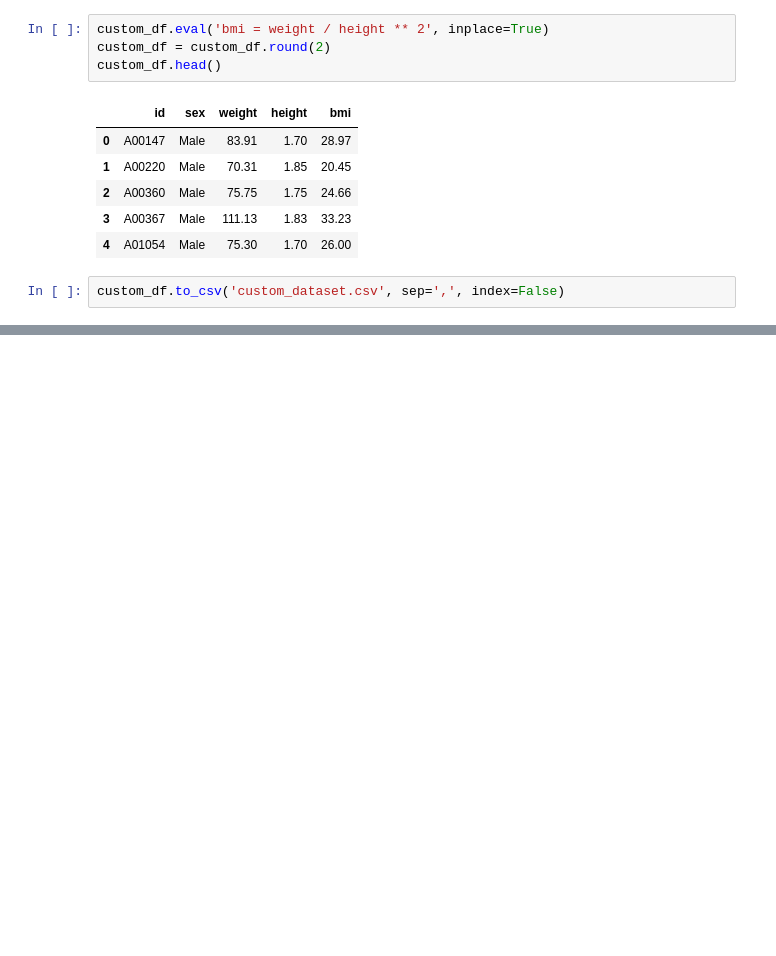
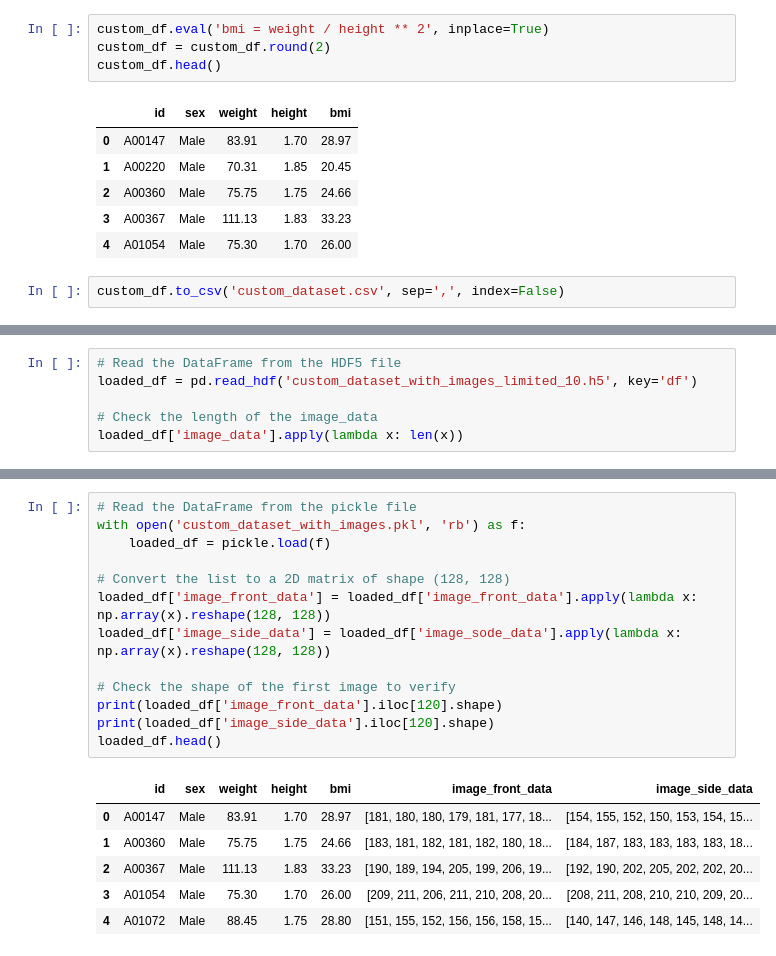
Before and after one commit to PranaavPrasad/PRML_Project, a Jupyter notebook: custom_dataset.ipynb, the cells around one changed output, grey strips where cells are left out. Saved outputs shown, nothing was run; the diff lists cells and outputs as text; blank space fills up the shorter version.

Commit message:
updated custom dataset

```diff
--- a/custom_dataset.ipynb
+++ b/custom_dataset.ipynb
@@ -59,0 +174,6 @@ custom_df.to_csv('custom_dataset.csv', sep=',', index=False)
+# %%
+# Read the DataFrame from the HDF5 file
+loaded_df = pd.read_hdf('custom_dataset_with_images_limited_10.h5', key='df')
+
+# Check the length of the image_data
+loaded_df['image_data'].apply(lambda x: len(x))
@@ -59,0 +354,20 @@ custom_df.to_csv('custom_dataset.csv', sep=',', index=False)
+# %%
+# Read the DataFrame from the pickle file
+with open('custom_dataset_with_images.pkl', 'rb') as f:
+    loaded_df = pickle.load(f)
+
+# Convert the list to a 2D matrix of shape (128, 128)
+loaded_df['image_front_data'] = loaded_df['image_front_data'].apply(lambda x: np.array(x).reshape(128, 128))
+loaded_df['image_side_data'] = loaded_df['image_sode_data'].apply(lambda x: np.array(x).reshape(128, 128))
+
+# Check the shape of the first image to verify
+print(loaded_df['image_front_data'].iloc[120].shape)
+print(loaded_df['image_side_data'].iloc[120].shape)
+loaded_df.head()
+# %% [output]
+|  | id | sex | weight | height | bmi | image_front_data | image_side_data |
+| 0 | A00147 | Male | 83.91 | 1.70 | 28.97 | [181, 180, 180, 179, 181, 177, 18... | [154, 155, 152, 150, 153, 154, 15... |
+| 1 | A00360 | Male | 75.75 | 1.75 | 24.66 | [183, 181, 182, 181, 182, 180, 18... | [184, 187, 183, 183, 183, 183, 18... |
+| 2 | A00367 | Male | 111.13 | 1.83 | 33.23 | [190, 189, 194, 205, 199, 206, 19... | [192, 190, 202, 205, 202, 202, 20... |
+| 3 | A01054 | Male | 75.30 | 1.70 | 26.00 | [209, 211, 206, 211, 210, 208, 20... | [208, 211, 208, 210, 210, 209, 20... |
+| 4 | A01072 | Male | 88.45 | 1.75 | 28.80 | [151, 155, 152, 156, 156, 158, 15... | [140, 147, 146, 148, 145, 148, 14... |
```
Also changed, not shown: parts of 6 cells of this notebook, 2 other files.
